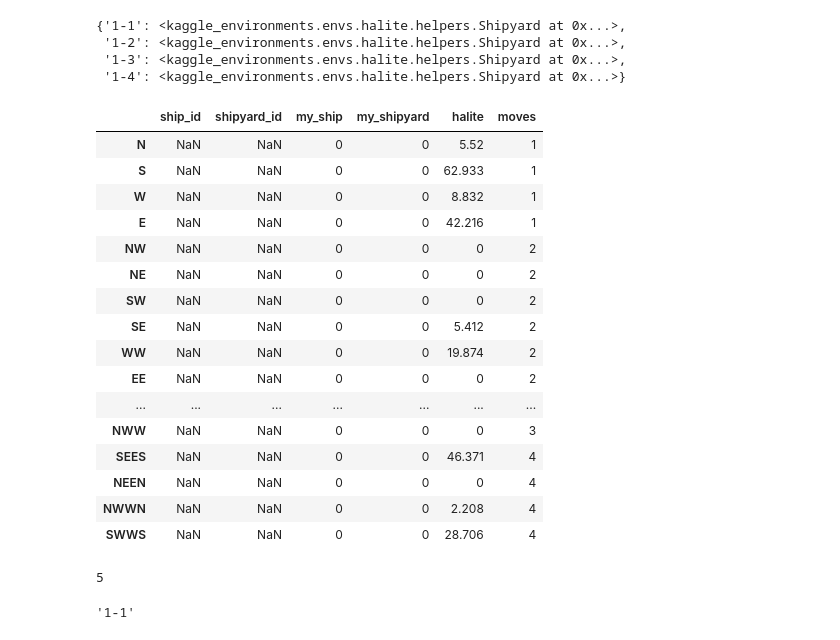
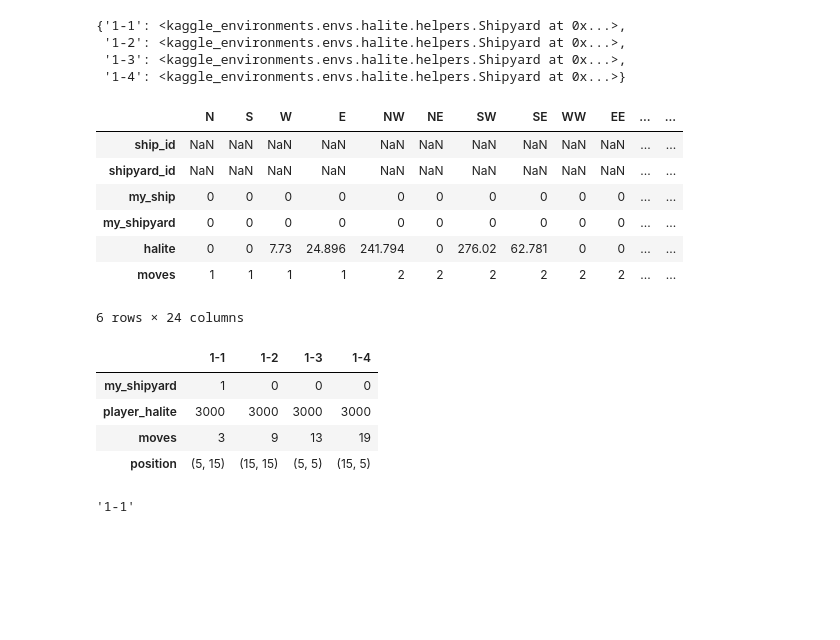
Before and after one commit to damoonsh/Halite, a Jupyter notebook: Agent.ipynb, the cells around one changed output. Drawn from its saved outputs; the diff is of its cells as text; code cells hidden in the pictures; blank space fills up the shorter version.

```diff
--- a/Agent.ipynb
+++ b/Agent.ipynb
@@ -5,7 +5,7 @@ Testing classes used in the agent
 from kaggle_environments.envs.halite.helpers import *
 import pandas as pd
 
-class ShipLocation:
+class Locatator:
     def __init__(self, board, ship):
         self.board = board
         self.ship = ship
@@ -19,11 +19,12 @@ class ShipLocation:
         for ship_id, ship in self.board.ships.items():
             base_info = {
                 "my_ship": 0,
-                "cargo": 0, "moves": 0
+                "cargo": 0, "moves": 0, "position": None
             }
 
             base_info['cargo'] = ship.cell.halite
             base_info['moves'] = count_moves(self.ship.position, ship.position)
+            base_info['position'] = (ship.position.x, ship.position.y)
 
             if ship_id in self.board.current_player.ship_ids and ship.id != self.ship.id:
                 base_info['my_ship'] = 1
@@ -158,7 +159,7 @@ from kaggle_environments.envs.halite.helpers import *
 
 # Create a test environment for use later
 board_size = 21
-environment = make("halite", configuration={"size": board_size, "startingHalite": 5000}, debug=True)
+environment = make("halite", configuration={"size": board_size, "startingHalite": 30000}, debug=True)
 agent_count = 4
 environment.reset(agent_count)
 state = environment.state[0]
@@ -270,33 +280,28 @@ board.shipyards
  '1-4': <kaggle_environments.envs.halite.helpers.Shipyard at 0x...>}
 # %%
 yard = board.shipyards['1-4']
-l = ShipLocation(board, yard).generate_grid_df().T
+l = Locatator(board, yard).generate_grid_df().T
 # %%
-l
+l.T
 # %% [output]
-|  | ship_id | shipyard_id | my_ship | my_shipyard | halite | moves |
-| N | NaN | NaN | 0 | 0 | 5.52 | 1 |
-| S | NaN | NaN | 0 | 0 | 62.933 | 1 |
-| W | NaN | NaN | 0 | 0 | 8.832 | 1 |
-| E | NaN | NaN | 0 | 0 | 42.216 | 1 |
-| NW | NaN | NaN | 0 | 0 | 0 | 2 |
-| NE | NaN | NaN | 0 | 0 | 0 | 2 |
-| SW | NaN | NaN | 0 | 0 | 0 | 2 |
-| SE | NaN | NaN | 0 | 0 | 5.412 | 2 |
-| WW | NaN | NaN | 0 | 0 | 19.874 | 2 |
-| EE | NaN | NaN | 0 | 0 | 0 | 2 |
-| ... | ... | ... | ... | ... | ... | ... |
-| NWW | NaN | NaN | 0 | 0 | 0 | 3 |
-| SEES | NaN | NaN | 0 | 0 | 46.371 | 4 |
-| NEEN | NaN | NaN | 0 | 0 | 0 | 4 |
-| NWWN | NaN | NaN | 0 | 0 | 2.208 | 4 |
-| SWWS | NaN | NaN | 0 | 0 | 28.706 | 4 |
+|  | N | S | W | E | NW | NE | SW | SE | WW | EE | ... | ... |
+| ship_id | NaN | NaN | NaN | NaN | NaN | NaN | NaN | NaN | NaN | NaN | ... | ... |
+| shipyard_id | NaN | NaN | NaN | NaN | NaN | NaN | NaN | NaN | NaN | NaN | ... | ... |
+| my_ship | 0 | 0 | 0 | 0 | 0 | 0 | 0 | 0 | 0 | 0 | ... | ... |
+| my_shipyard | 0 | 0 | 0 | 0 | 0 | 0 | 0 | 0 | 0 | 0 | ... | ... |
+| halite | 0 | 0 | 7.73 | 24.896 | 241.794 | 0 | 276.02 | 62.781 | 0 | 0 | ... | ... |
+| moves | 1 | 1 | 1 | 1 | 2 | 2 | 2 | 2 | 2 | 2 | ... | ... |
+6 rows × 24 columns
 # %%
 z = loc.get_shipyard_info()
-# %%
-z.T['position'][0][0]
-# %% [output]
-5
+# %%
+z
+# %% [output]
+|  | 1-1 | 1-2 | 1-3 | 1-4 |
+| my_shipyard | 1 | 0 | 0 | 0 |
+| player_halite | 3000 | 3000 | 3000 | 3000 |
+| moves | 3 | 9 | 13 | 19 |
+| position | (5, 15) | (15, 15) | (5, 5) | (15, 5) |
 # %%
 z.T['moves'].idxmin()
 # %% [output]
```
Also changed, not shown: parts of 6 cells of this notebook, 1 other file.
